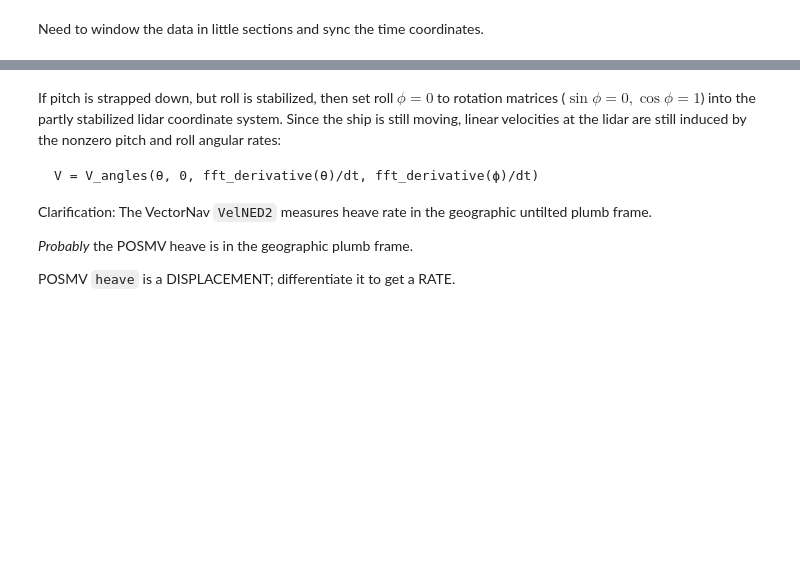
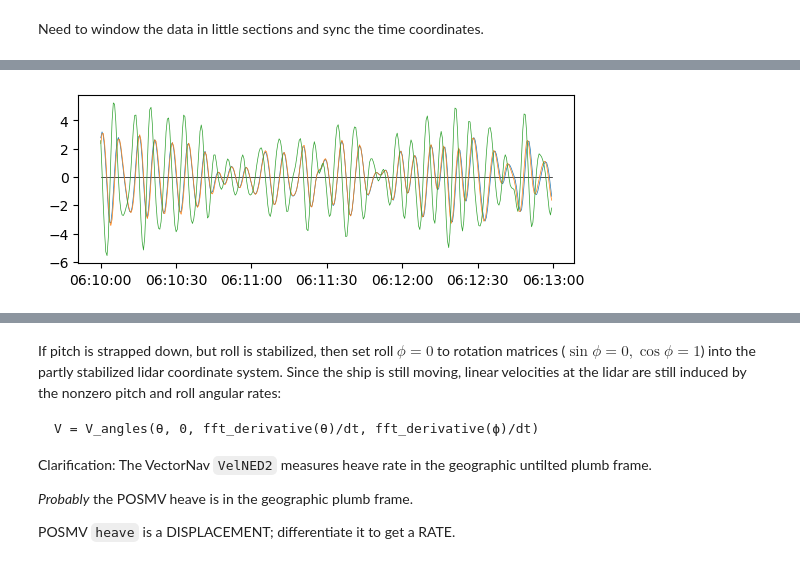
Before and after one commit to deszoeke/lidar, a Jupyter notebook: rot_sandbox.ipynb, the cells around one changed output, grey strips where cells are left out. Saved outputs shown, nothing was run; the diff lists cells and outputs as text; code cells hidden in the pictures; blank space fills up the shorter version.

```diff
--- a/rot_sandbox.ipynb
+++ b/rot_sandbox.ipynb
@@ -256,0 +284,31 @@ plot(posmvdt[[post, poen]], [0,0], color="k", linewidth=0.5)
+# %%
+# window and sync time series
+
+# example time series synced by hand in vectornav.ipynb
+post, poen, vnst, vnen = daylimits(DateTime(2024,6,5,6,10,0), Minute(3), 18) # June 1 1st day of Vn2
+vn_offset = +30
+# VN time offset = leapseconds + vn_offset/20 seconds
+post, poen, vnst, vnen = daylimits(DateTime(2024,6,10,6,10,0), Minute(3), 18) # June 1 1st day of Vn2
+vn_offset = -18
+# this example window has a lag of ~20 s (`vectornav.ipynb`)
+# subtract 20 s from vndt to match same signal at same time
+# indices vnst:vnen already shift for the 18 GPS leapseconds;
+# at this time, need to shift forward 40 indices for the 2 s.
+
+# indices for Vn that line up with POSMV - same as above cell
+vv = round.(Integer, range(vn_offset+vnst, step=sample_factor, length=poen-post+1))
+pp = post:poen
+# plot demonstrates that it's synced
+# this diagnostic is different than shifting the time as in vectornav.ipynb
+clf()
+subplot(2,1,1)
+plot(posmvdt[[post, poen]], [0,0], color="k", linewidth=0.5)
+plot(posmvdt[post:poen], anom(Pashr[:pitch][post:poen]), label="POSMV pitch", linewidth=0.5) # blue
+plot(posmvdt[post:poen], anom(Vn[:Roll][vv]), label="VectorNav roll", linewidth=0.5)
+# plot(posmvdt[post:poen], 100.0 .*θrate[post:poen], label="rate", linewidth=0.5)
+plot(posmvdt[post:poen], 100.0 .*anom(θrate[post:poen]), label="rate", linewidth=0.5)
+gcf()
+
+# timing drifts over 3 min from 6-10 6:10 to 6:13
+# %% [output]
+[figure, added]
```
Also changed, not shown: parts of 8 cells of this notebook, 2 other files.
